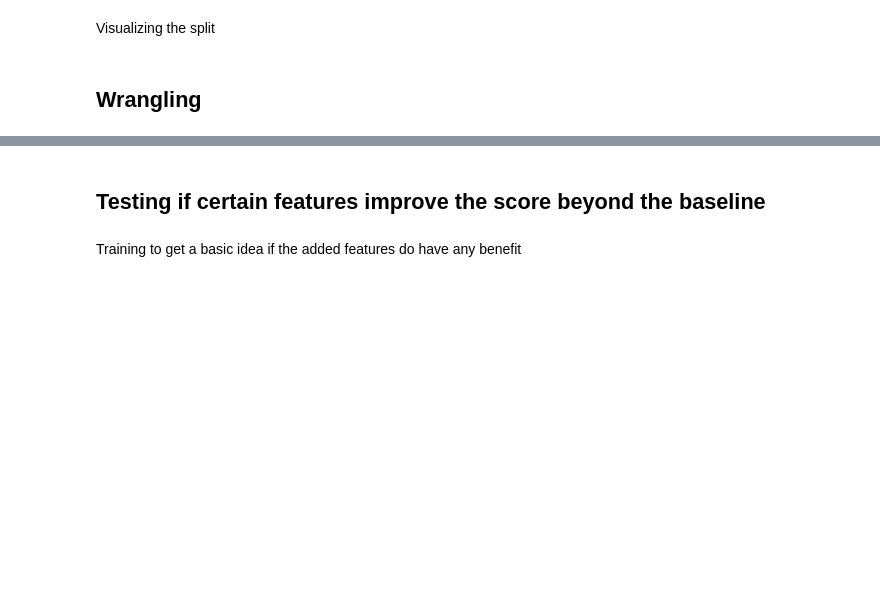
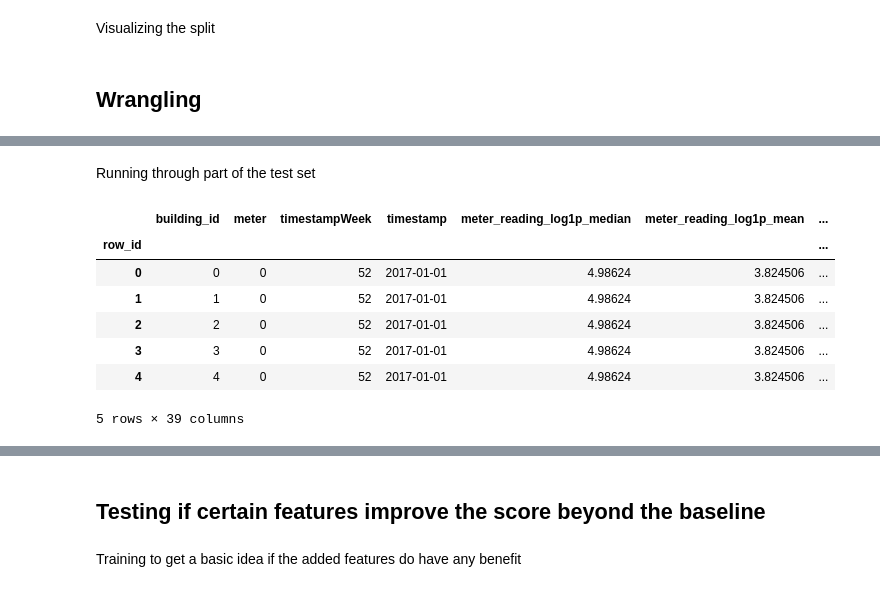
Before and after one commit to eschmidt42/ashrae, a Jupyter notebook: nbs/02_preprocessing.ipynb, the cells around one changed output, grey strips where cells are left out. Cells and saved outputs as stored; diff of their text form; code cells hidden in the pictures; blank space fills up the shorter version.

```diff
--- a/nbs/02_preprocessing.ipynb
+++ b/nbs/02_preprocessing.ipynb
@@ -549,0 +1218,19 @@ df, var_names = process(train.copy(),
+# %% [markdown]
+Running through part of the test set
+# %%
+%%time
+tmp = test.loc[(test['building_id']<=60)]
+_df_test, _ = processor(tmp, tfms_configs=tfms_config,
+                       df_weather=weather_test,
+                       df_building=building)
+
+display(_df_test.head())
+# %% [output]
+|  | building_id | meter | timestampWeek | timestamp | meter_reading_log1p_median | meter_reading_log1p_mean | ... |
+| row_id |  |  |  |  |  |  | ... |
+| 0 | 0 | 0 | 52 | 2017-01-01 | 4.98624 | 3.824506 | ... |
+| 1 | 1 | 0 | 52 | 2017-01-01 | 4.98624 | 3.824506 | ... |
+| 2 | 2 | 0 | 52 | 2017-01-01 | 4.98624 | 3.824506 | ... |
+| 3 | 3 | 0 | 52 | 2017-01-01 | 4.98624 | 3.824506 | ... |
+| 4 | 4 | 0 | 52 | 2017-01-01 | 4.98624 | 3.824506 | ... |
+5 rows × 39 columns
```
Also changed, not shown: parts of 70 cells of this notebook, 1 other file.
